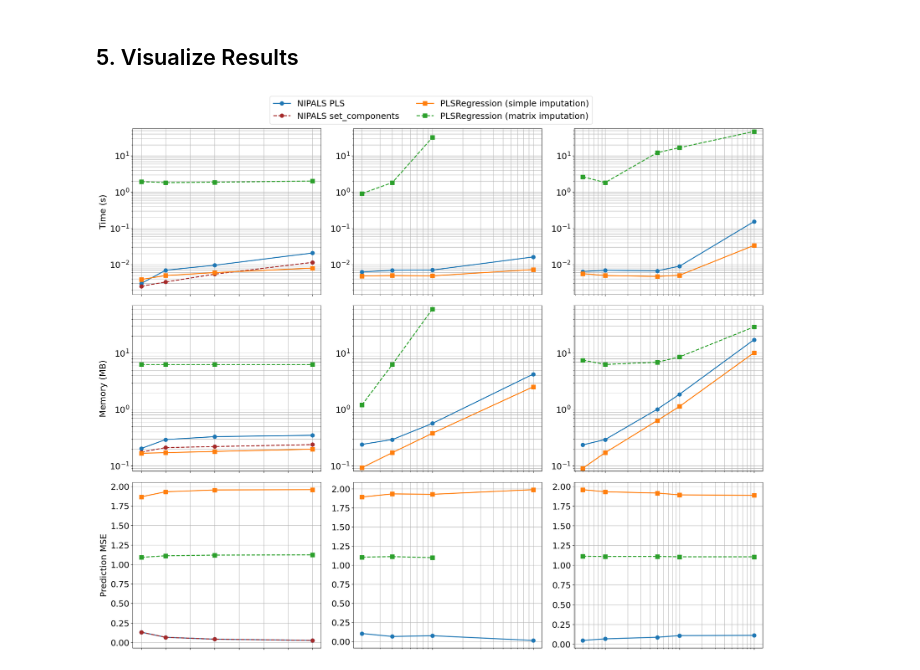
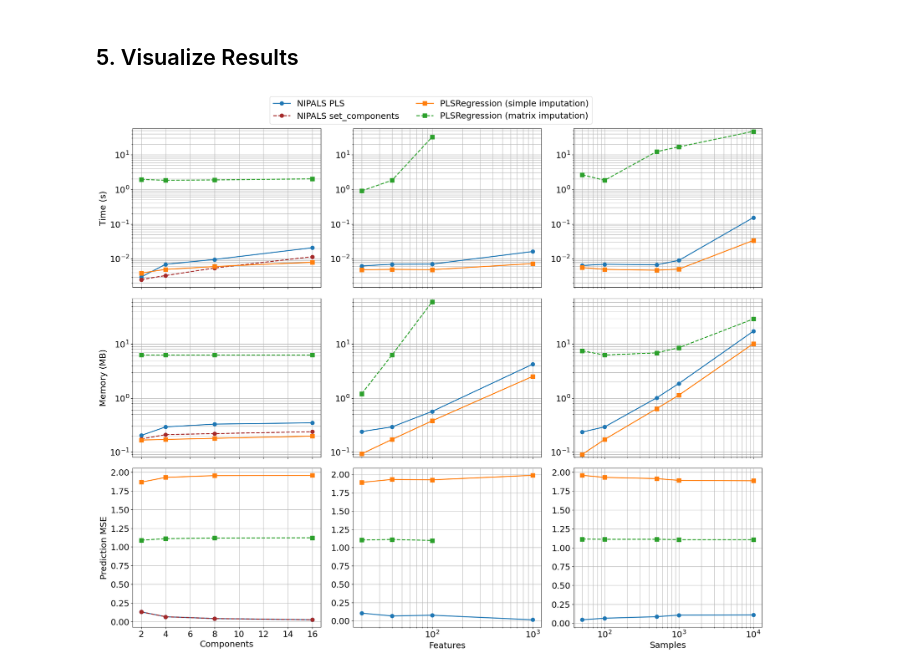
Before and after one commit to johnsonandjohnson/open_nipals, a Jupyter notebook: paper/notebooks/numerical_complexity_PLS.ipynb, the cells around one changed output. Cells and saved outputs as stored; diff of their text form; code cells hidden in the pictures.

```diff
--- a/paper/notebooks/numerical_complexity_PLS.ipynb
+++ b/paper/notebooks/numerical_complexity_PLS.ipynb
@@ -275,7 +275,7 @@ if not readflag:
                 )
                 y_pred = nipals_obj.predict(X=dataset)
                 prediction_error = (y_pred - y_data) ** 2
-                nipals_mse = np.nanmean(prediction_error)
+                nipals_mse = np.mean(prediction_error)
             except Exception as e:
                 print(
                     f"nipals PLS failed for ({n_samples}, {n_features}, {n_components}): {e}"
@@ -294,7 +294,7 @@ if not readflag:
                 )
                 y_pred = sc_nipals_obj.predict(X=dataset)
                 prediction_error = (y_pred - y_data) ** 2
-                sc_nipals_mse = np.nanmean(prediction_error)
+                sc_nipals_mse = np.mean(prediction_error)
                 sc_model = sc_nipals_obj
             except Exception as e:
                 print(
@@ -318,7 +318,7 @@ if not readflag:
                     pls_reg_simple_imp.transform(dataset)
                 )
                 prediction_error = (y_pred.ravel() - y_data) ** 2
-                pls_reg_simple_mse = np.nanmean(prediction_error)
+                pls_reg_simple_mse = np.mean(prediction_error)
             except Exception as e:
                 print(
                     f"sklearn PLSRegression simple imputation failed for ({n_samples}, {n_features}, {n_components}): {e}"
@@ -342,7 +342,7 @@ if not readflag:
                         pls_reg_matrix_imp.transform(dataset)
                     )
                     prediction_error = np.absolute(y_pred.ravel() - y_data)
-                    pls_reg_matrix_mse = np.nanmean(prediction_error)
+                    pls_reg_matrix_mse = np.mean(prediction_error)
                 else:
                     raise MemoryError("Skipping due to high feature count")
             except Exception as e:
@@ -555,6 +537,7 @@ axes[2, 0].plot(
     markersize=8,
     label="PLSRegression (matrix imputation)",
 )
+axes[2, 0].set_xlabel("Components")
 axes[2, 0].set_ylabel("Prediction MSE")
 axes[2, 0].grid(True, which="both")
 
@@ -643,6 +626,7 @@ axes[2, 1].plot(
     markersize=8,
     label="PLSRegression (matrix imputation)",
 )
+axes[2, 1].set_xlabel("Features")
 axes[2, 1].set_xscale("log")
 axes[2, 1].grid(True, which="both")
 
@@ -730,6 +714,7 @@ axes[2, 2].plot(
     markersize=8,
     label="PLSRegression (matrix imputation)",
 )
+axes[2, 2].set_xlabel("Samples")
 axes[2, 2].set_xscale("log")
 axes[2, 2].grid(True, which="both")
 
@@ -738,32 +723,32 @@ for col in range(3):
     axes[0, col].set_ylim(limits["time"])
     axes[1, col].set_ylim(limits["memory"])
 
 # Remove xticks for top and middle rows
-for row in [0, 1, 2]:
+for row in [0, 1]:
     for col in range(3):
         axes[row, col].set_xticklabels([])
 
 # Set integer ticks for components column (column 0)
 for row in range(3):
     axes[row, 0].xaxis.set_major_locator(MaxNLocator(integer=True))
 
 # Add a legend to the figure
 handles, labels = axes[0, 0].get_legend_handles_labels()
 fig.legend(
     handles,
     labels,
     loc="upper center",
     bbox_to_anchor=(0.5, 1.04),
     ncol=2,
 )
 
 plt.tight_layout(rect=[0, 0, 1, 0.99])
 if saveflag:
     plt.savefig(
         work_dir.joinpath("..", "plots", "combined_complexity_pls.png"),
         bbox_inches="tight",
         dpi=1200,
     )
 plt.show()
 # %% [output]
-[figure, old version]
+[figure, new version]
```
Also changed, not shown: parts of 1 cell of this notebook, 4 other files.
